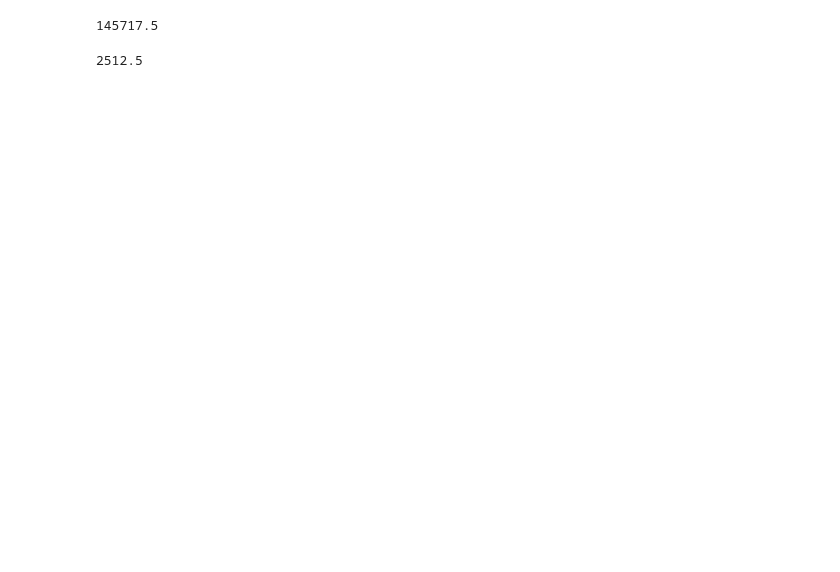
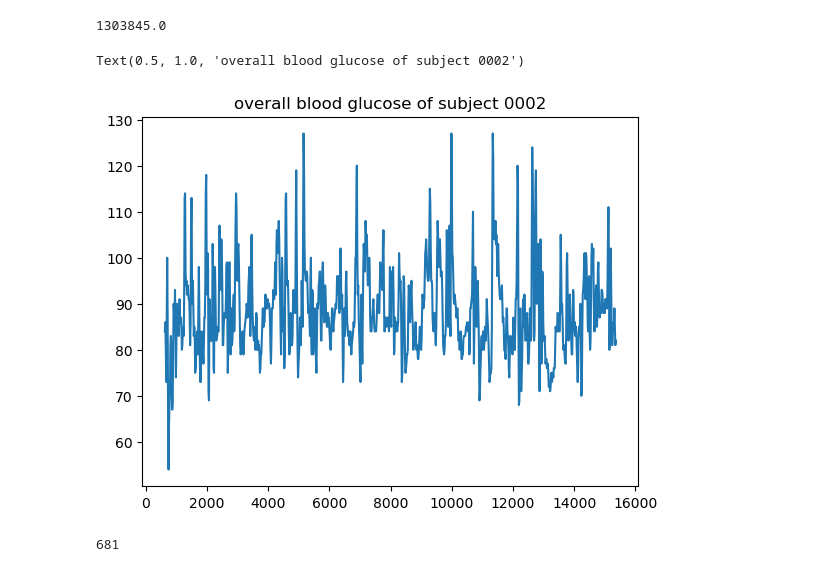
Before and after one commit to namilarahmani/stmi-lab-namila, a Jupyter notebook: iAUC_calculations.ipynb, the cells around one changed output. Cells and saved outputs as stored; diff of their text form; code cells hidden in the pictures; blank space fills up the shorter version.

Commit message:
iAUC calculations with any input date-time string and timeframe

```diff
--- a/iAUC_calculations.ipynb
+++ b/iAUC_calculations.ipynb
@@ -9,19 +13,35 @@ bg = datafile['BG'].to_numpy()
 # %%
 time = time[~np.isnan(time)]
 bg = bg[~np.isnan(bg)]
 area = auc(time, bg)
 print(area)
+plt.plot(time,bg)
+plt.title('overall blood glucose of subject 0002')
 # %% [output]
-145717.5
+1303845.0
+Text(0.5, 1.0, 'overall blood glucose of subject 0002')
+[figure, added]
 # %%
 tuples = zip(time,bg)
 arr = np.asarray(list(tuples))
 
-#pick a time interval
-filtered = arr[arr[:,0] <= 660]
+# #pick a time interval
+# filtered = arr[arr[:,0] <= 660]
+# plt.plot(filtered[:,0], filtered[:,1], label = "libre bg")
+# plt.legend()
 
-#calculate iauc for that time interval
-area = auc(filtered[:,0], filtered[:,1])
-print(area)
+# #calculate iauc for that time interval
+# area = auc(filtered[:,0], filtered[:,1])
+# print(area)
-# %% [output]
-2512.5
+# %%
+#filter by start time and interval length
+#timestring = '9/19/2021 2:00:00 PM'
+timestring = '9/18/2021 11:21:00 AM'
+target_time = datetime.strptime(timestring, '%m/%d/%Y %I:%M:%S %p')
+theday = datafile[datafile['Date_Time'].dt.date == target_time.date()]
+starttime = theday.iloc[0]['Date_Time']
+startmins = theday.iloc[0]['mins']
+minutes = int((target_time - starttime).total_seconds() / 60 + startmins)
+print(minutes)
+# %% [output]
+681
```
Also changed, not shown: parts of 3 cells of this notebook.
